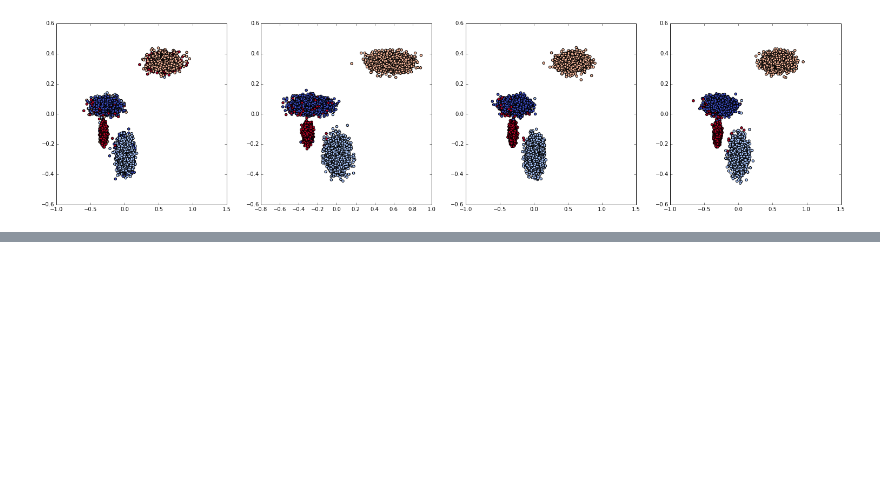
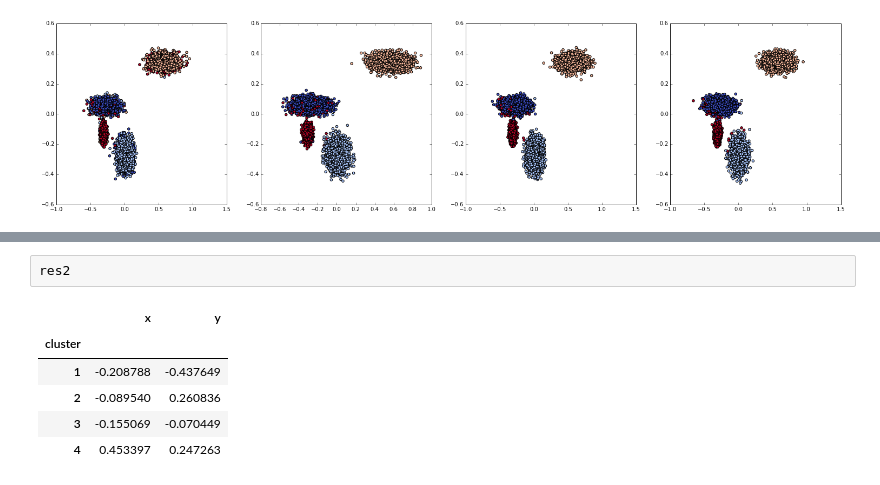
Before and after one commit to gyfora/stream-clustering, a Jupyter notebook: python/ClusterGen.ipynb, the cells around one changed output, grey strips where cells are left out. Drawn from its saved outputs; the diff is of its cells as text; blank space fills up the shorter version.

```diff
--- a/python/ClusterGen.ipynb
+++ b/python/ClusterGen.ipynb
@@ -149,0 +224,9 @@ plot_progression(result,4)
+# %%
+res2
+# %% [output]
+|  | x | y |
+| cluster |  |  |
+| 1 | -0.208788 | -0.437649 |
+| 2 | -0.089540 | 0.260836 |
+| 3 | -0.155069 | -0.070449 |
+| 4 | 0.453397 | 0.247263 |
```
Also changed, not shown: parts of 23 cells of this notebook, 1 other file.
